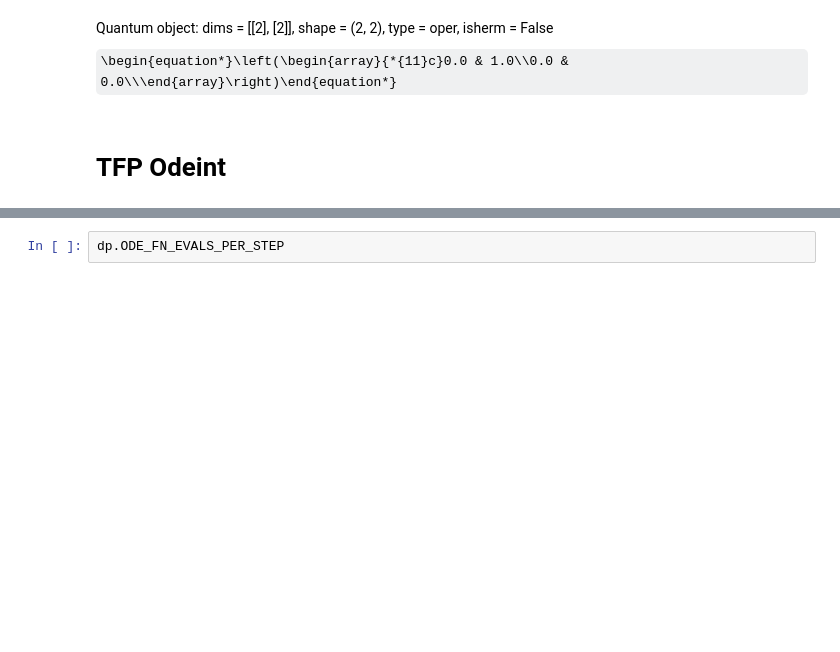
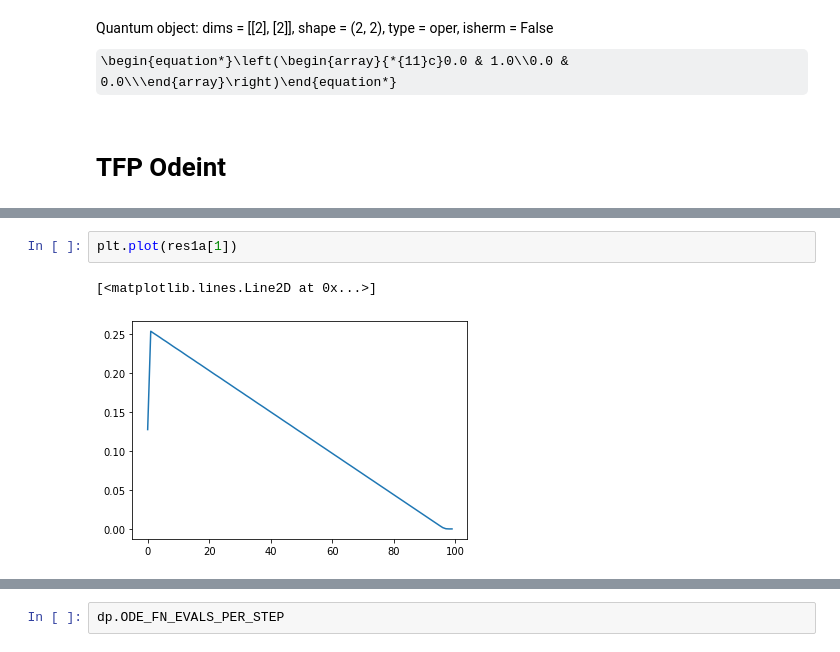
Before and after one commit to morgatron/spylind, a Jupyter notebook: spylind/working/autograd_test.ipynb, the cells around one changed output, grey strips where cells are left out. Saved outputs shown, nothing was run; the diff lists cells and outputs as text; some formulas as TeX source; blank space fills up the shorter version.

```diff
--- a/spylind/working/autograd_test.ipynb
+++ b/spylind/working/autograd_test.ipynb
@@ -1265,3 +1307,8 @@ def run(tSteps, yDrv):
+# %%
+plt.plot(res1a[1])
+# %% [output]
+[<matplotlib.lines.Line2D at 0x...>]
+[figure, added]
 # %%
 #yDrvV = tf.Variable(yDrv)
 #tDrvV = tf.Variable(tDrv)
```
Also changed, not shown: parts of 16 cells of this notebook, 8 other files.
